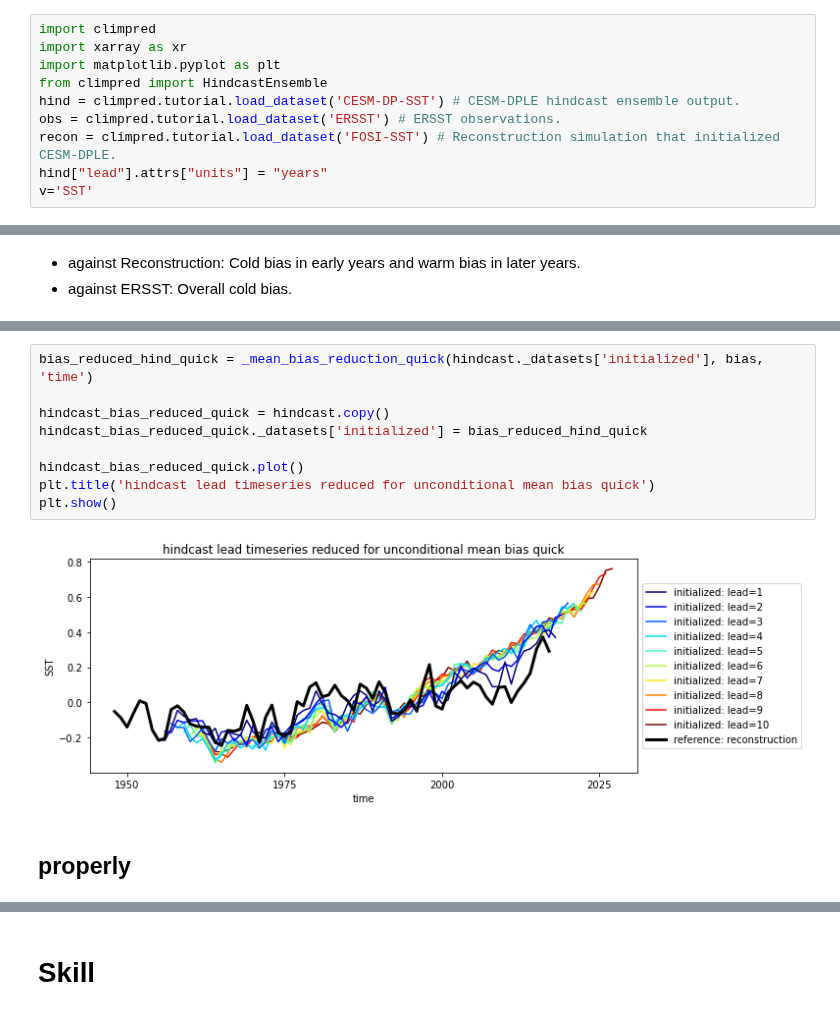
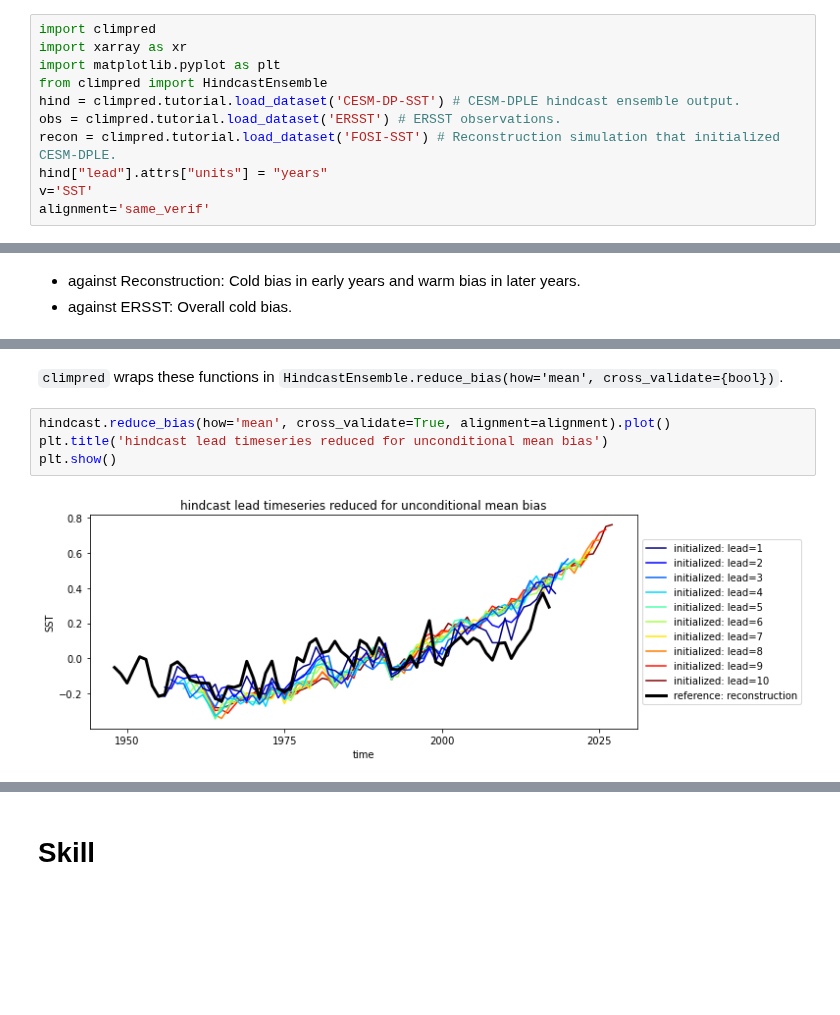
Before and after one commit to pangeo-data/climpred, a Jupyter notebook: docs/source/bias_reduction.ipynb, the cells around one changed output, grey strips where cells are left out. Cells and saved outputs as stored; diff of their text form; blank space fills up the shorter version.

```diff
--- a/docs/source/bias_reduction.ipynb
+++ b/docs/source/bias_reduction.ipynb
@@ -12,6 +12,7 @@ obs = climpred.tutorial.load_dataset('ERSST') # ERSST observations.
 recon = climpred.tutorial.load_dataset('FOSI-SST') # Reconstruction simulation that initialized CESM-DPLE.
 hind["lead"].attrs["units"] = "years"
 v='SST'
+alignment='same_verif'
 # %%
 hindcast = HindcastEnsemble(hind)
 # choose one observation
@@ -66,13 +99,8 @@ def _mean_bias_reduction_quick(hind, bias, dim):
+# %% [markdown]
+`climpred` wraps these functions in `HindcastEnsemble.reduce_bias(how='mean', cross_validate={bool})`.
 # %%
-bias_reduced_hind_quick = _mean_bias_reduction_quick(hindcast._datasets['initialized'], bias, 'time')
-
-hindcast_bias_reduced_quick = hindcast.copy()
-hindcast_bias_reduced_quick._datasets['initialized'] = bias_reduced_hind_quick
-
-hindcast_bias_reduced_quick.plot()
-plt.title('hindcast lead timeseries reduced for unconditional mean bias quick')
+hindcast.reduce_bias(how='mean', cross_validate=True, alignment=alignment).plot()
+plt.title('hindcast lead timeseries reduced for unconditional mean bias')
 plt.show()
 # %% [output]
-[figure, old version]
+[figure, new version]
-# %% [markdown]
-## properly
```
Also changed, not shown: parts of 14 cells of this notebook, 2 other files.
